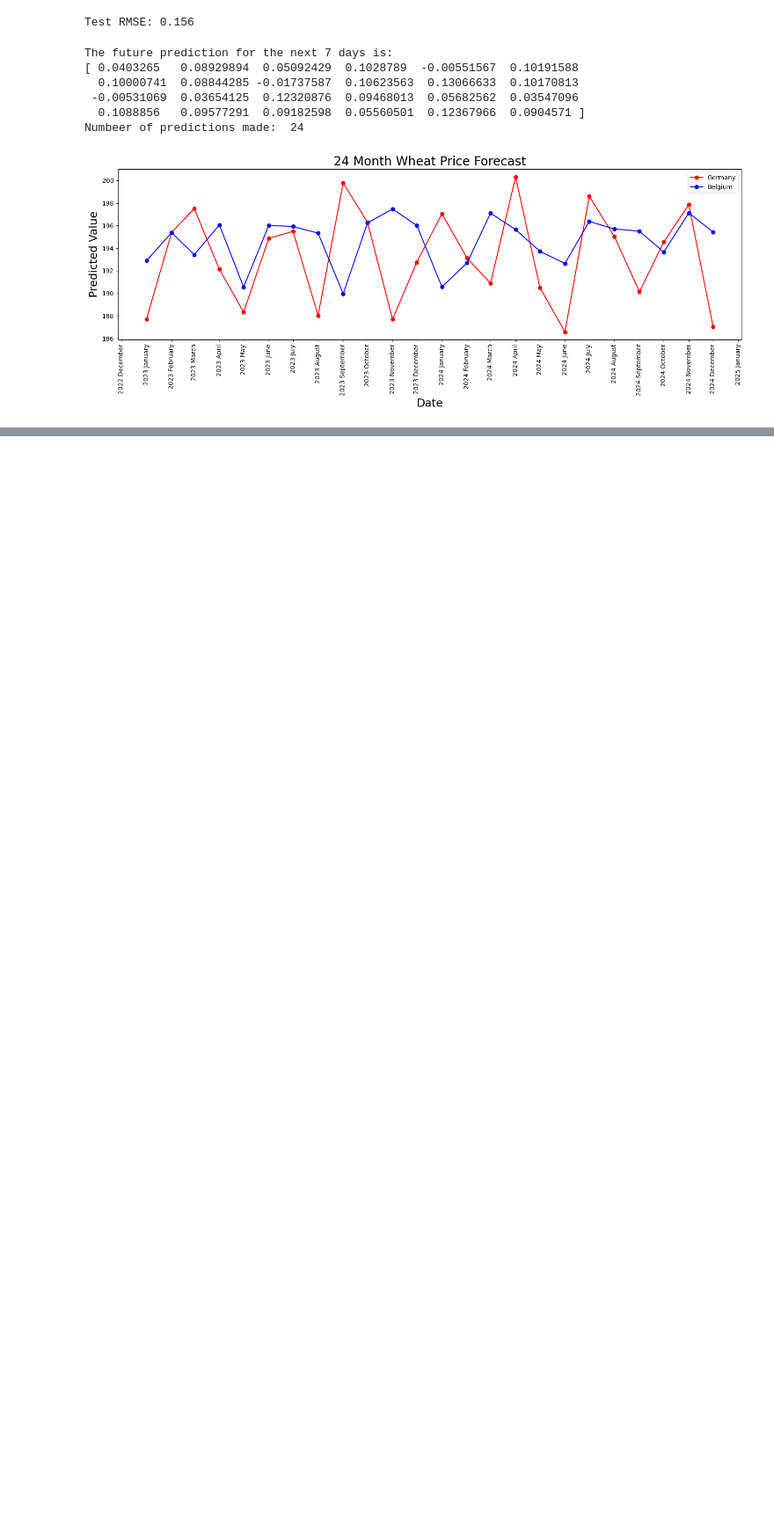
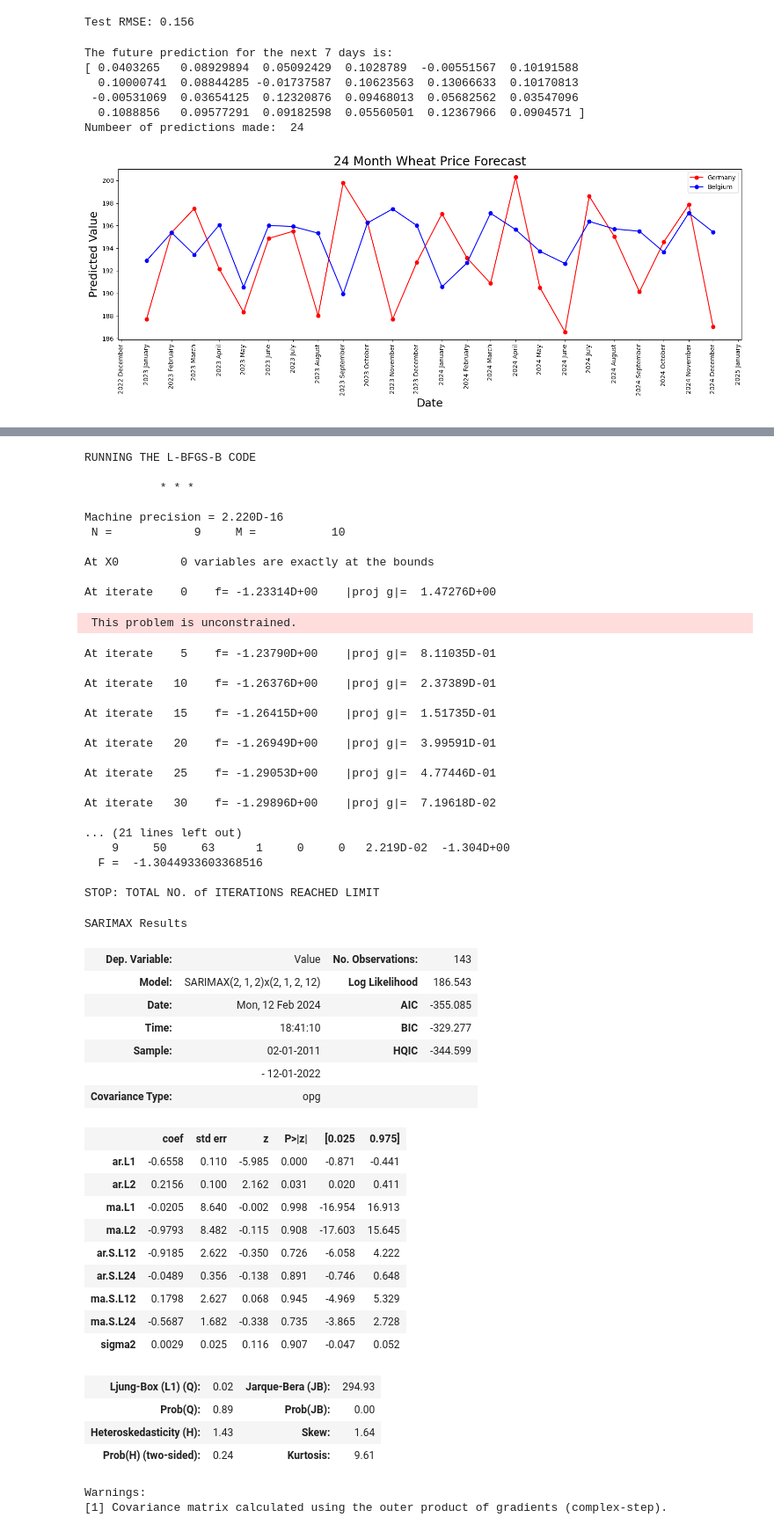
Before and after one commit to devbilalkhan/fao-project, a Jupyter notebook: fao_stat.ipynb, the cells around one changed output, grey strips where cells are left out. Shown at 88% size. Saved outputs shown, nothing was run; the diff lists cells and outputs as text; code cells hidden in the pictures; blank space fills up the shorter version.

```diff
--- a/fao_stat.ipynb
+++ b/fao_stat.ipynb
@@ -504,0 +614,62 @@ plot_predictions(predictions)
+# %%
+import statsmodels.api as sm
+
+p, d, q = 2, 1, 2
+
+model= sm.tsa.statespace.SARIMAX(y, order=(p, d, q), seasonal_order=(p, d, q, 12))
+
+model = model.fit()
+model.summary()
+# %% [output]
+RUNNING THE L-BFGS-B CODE
+
+           * * *
+
+Machine precision = 2.220D-16
+ N =            9     M =           10
+
+At X0         0 variables are exactly at the bounds
+
+At iterate    0    f= -1.23314D+00    |proj g|=  1.47276D+00
+ This problem is unconstrained.
+At iterate    5    f= -1.23790D+00    |proj g|=  8.11035D-01
+
+At iterate   10    f= -1.26376D+00    |proj g|=  2.37389D-01
+
+At iterate   15    f= -1.26415D+00    |proj g|=  1.51735D-01
+
+At iterate   20    f= -1.26949D+00    |proj g|=  3.99591D-01
+
+At iterate   25    f= -1.29053D+00    |proj g|=  4.77446D-01
+
+At iterate   30    f= -1.29896D+00    |proj g|=  7.19618D-02
+
+... (21 lines left out)
+    9     50     63      1     0     0   2.219D-02  -1.304D+00
+  F =  -1.3044933603368516
+
+STOP: TOTAL NO. of ITERATIONS REACHED LIMIT
+SARIMAX Results
+| Dep. Variable: | Value | No. Observations: | 143 |
+| Model: | SARIMAX(2, 1, 2)x(2, 1, 2, 12) | Log Likelihood | 186.543 |
+| Date: | Mon, 12 Feb 2024 | AIC | -355.085 |
+| Time: | 18:41:10 | BIC | -329.277 |
+| Sample: | 02-01-2011 | HQIC | -344.599 |
+|  | - 12-01-2022 |  |  |
+| Covariance Type: | opg |  |  |
+|  | coef | std err | z | P>|z| | [0.025 | 0.975] |
+| ar.L1 | -0.6558 | 0.110 | -5.985 | 0.000 | -0.871 | -0.441 |
+| ar.L2 | 0.2156 | 0.100 | 2.162 | 0.031 | 0.020 | 0.411 |
+| ma.L1 | -0.0205 | 8.640 | -0.002 | 0.998 | -16.954 | 16.913 |
+| ma.L2 | -0.9793 | 8.482 | -0.115 | 0.908 | -17.603 | 15.645 |
+| ar.S.L12 | -0.9185 | 2.622 | -0.350 | 0.726 | -6.058 | 4.222 |
+| ar.S.L24 | -0.0489 | 0.356 | -0.138 | 0.891 | -0.746 | 0.648 |
+| ma.S.L12 | 0.1798 | 2.627 | 0.068 | 0.945 | -4.969 | 5.329 |
+| ma.S.L24 | -0.5687 | 1.682 | -0.338 | 0.735 | -3.865 | 2.728 |
+| sigma2 | 0.0029 | 0.025 | 0.116 | 0.907 | -0.047 | 0.052 |
+| Ljung-Box (L1) (Q): | 0.02 | Jarque-Bera (JB): | 294.93 |
+| Prob(Q): | 0.89 | Prob(JB): | 0.00 |
+| Heteroskedasticity (H): | 1.43 | Skew: | 1.64 |
+| Prob(H) (two-sided): | 0.24 | Kurtosis: | 9.61 |
+Warnings:
+[1] Covariance matrix calculated using the outer product of gradients (complex-step).
```
Also changed, not shown: parts of 15 cells of this notebook, 1 other file.
